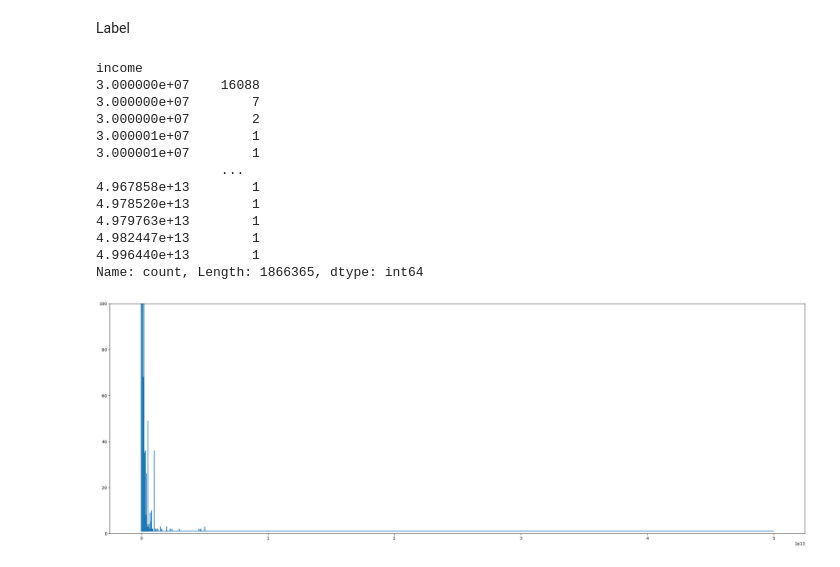
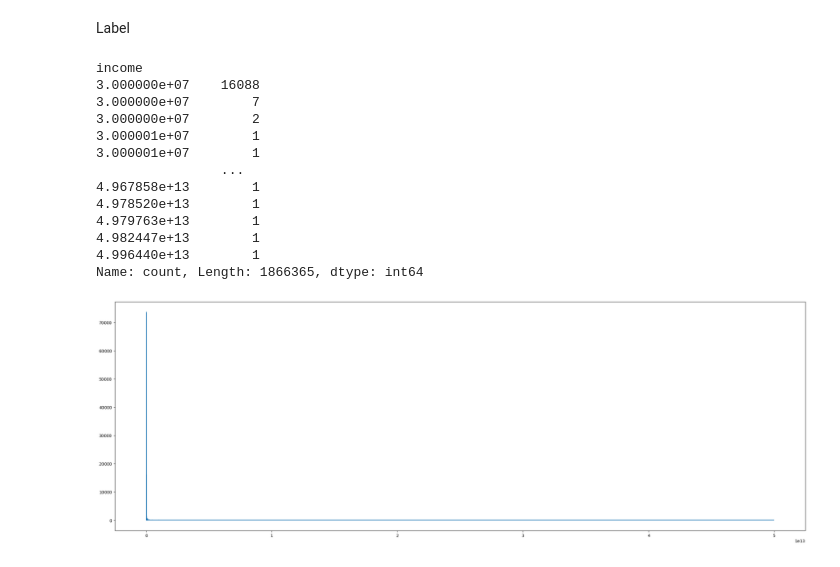
Before and after one commit to RicardoLlima/Decision-Tree_Bitcoin-Heist, a Jupyter notebook: Projeto.ipynb, the cells around one changed output. Saved outputs shown, nothing was run; the diff lists cells and outputs as text; code cells hidden in the pictures.

```diff
--- a/Projeto.ipynb
+++ b/Projeto.ipynb
@@ -182,22 +178,21 @@ Label
 # %%
 label = df["income"].value_counts().sort_index(ascending=True)
 print(label)
 plt.figure(figsize=(30,10))
-plt.ylim(0,100)
 plt.plot(label.index, label.values)
 plt.show()
 # %% [output]
 income
 3.000000e+07    16088
 3.000000e+07        7
 3.000000e+07        2
 3.000001e+07        1
 3.000001e+07        1
                 ...
 4.967858e+13        1
 4.978520e+13        1
 4.979763e+13        1
 4.982447e+13        1
 4.996440e+13        1
 Name: count, Length: 1866365, dtype: int64
-[figure, old version]
+[figure, new version]
```
Also changed, not shown: parts of 3 cells of this notebook.
